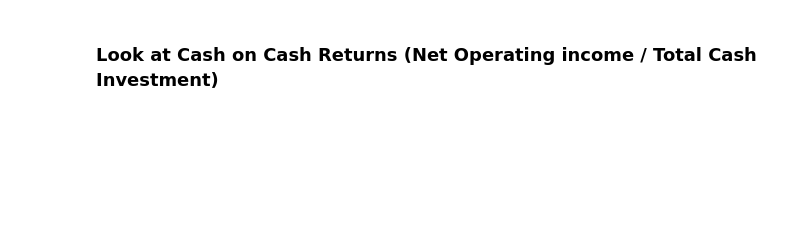
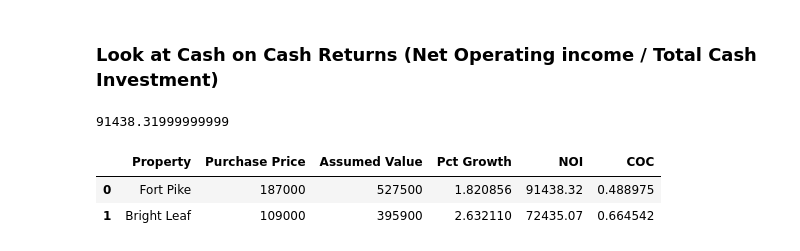
Before and after one commit to TysonTran/LV_Real_Estate, a Jupyter notebook: LV Real Estate Analysis.ipynb, the cells around one changed output. Saved outputs shown, nothing was run; the diff lists cells and outputs as text; code cells hidden in the pictures; blank space fills up the shorter version.

```diff
--- a/LV Real Estate Analysis.ipynb
+++ b/LV Real Estate Analysis.ipynb
@@ -392,3 +394,17 @@ fig.update_layout(title = "Cap Rate", barmode="group")
 [interactive output not drawn]
 # %% [markdown]
 ### Look at Cash on Cash Returns (Net Operating income / Total Cash Investment)
+# %%
+noi_fp["Amount"].sum()
+# %% [output]
+91438.31999999999
+# %%
+coc_prop = prop.copy()
+coc_prop["NOI"] = [noi_fp["Amount"].sum(), noi_bl["Amount"].sum()]
+coc_prop["COC"] = coc_prop["NOI"]/coc_prop["Purchase Price"]
+# %%
+coc_prop
+# %% [output]
+|  | Property | Purchase Price | Assumed Value | Pct Growth | NOI | COC |
+| 0 | Fort Pike | 187000 | 527500 | 1.820856 | 91438.32 | 0.488975 |
+| 1 | Bright Leaf | 109000 | 395900 | 2.632110 | 72435.07 | 0.664542 |
```
Also changed, not shown: parts of 8 cells of this notebook.
